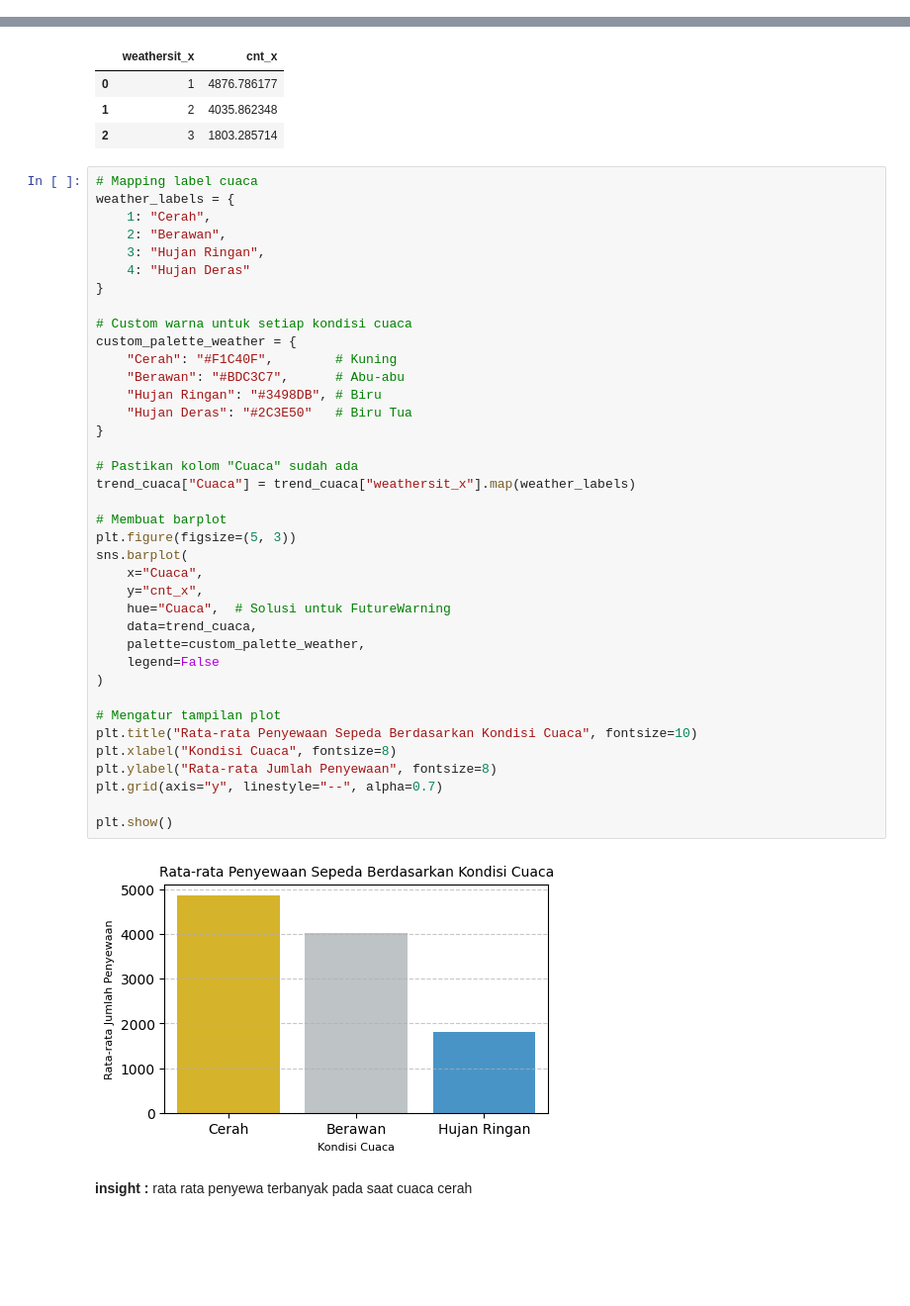
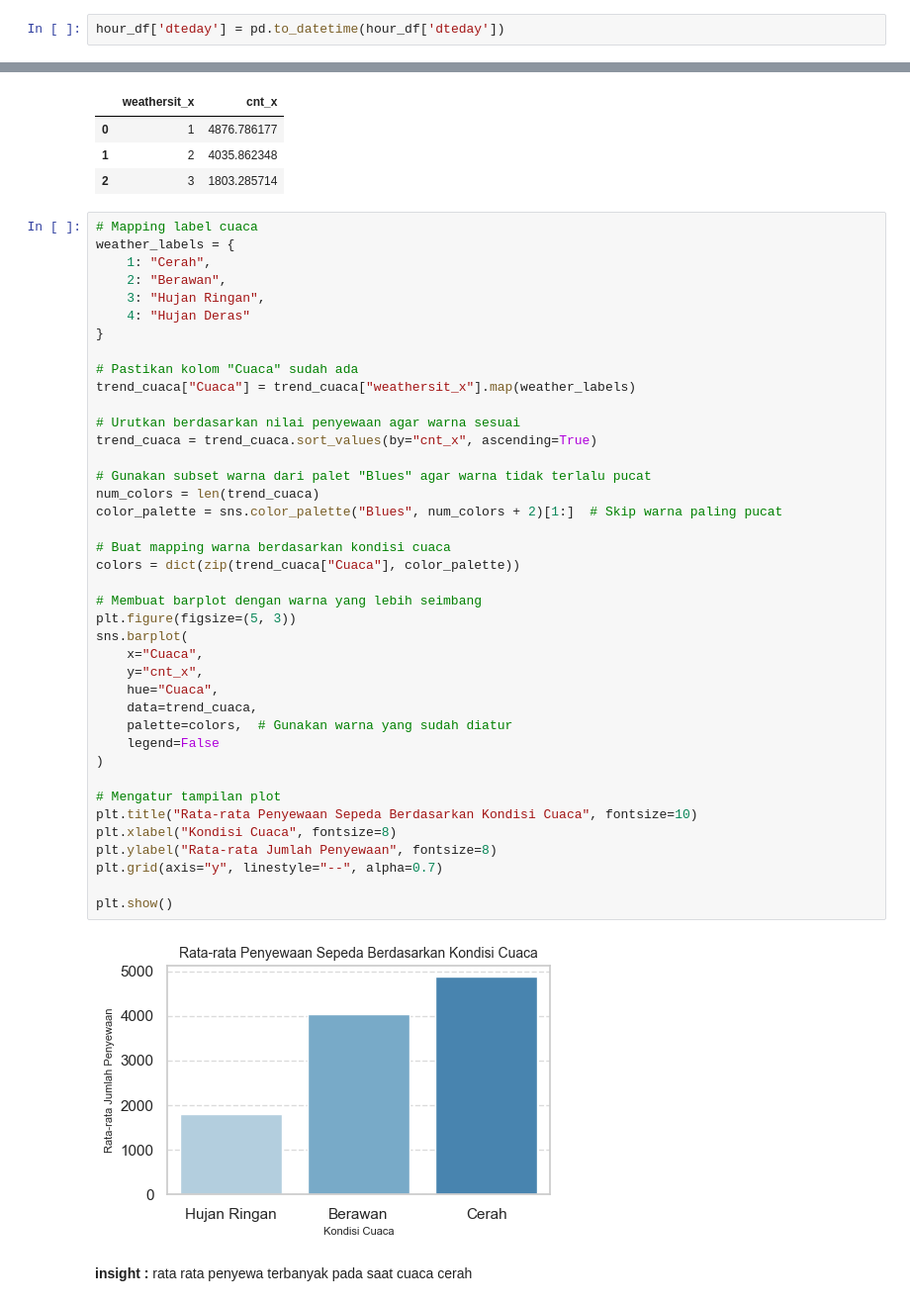
Before and after one commit to desssti06/desti-bike-sharing-analysis, a Jupyter notebook: notebook.ipynb, the cells around one changed output, grey strips where cells are left out. Shown at 99% size. Drawn from its saved outputs; the diff is of its cells as text; blank space fills up the shorter version.

```diff
--- a/notebook.ipynb
+++ b/notebook.ipynb
@@ -226,0 +200,2 @@ Jumlah duplikasi:  0
+# %%
+hour_df['dteday'] = pd.to_datetime(hour_df['dteday'])
@@ -606,43 +577,45 @@ trend_cuaca.head(10)
 # %%
 # Mapping label cuaca
 weather_labels = {
     1: "Cerah",
     2: "Berawan",
     3: "Hujan Ringan",
     4: "Hujan Deras"
 }
 
-# Custom warna untuk setiap kondisi cuaca
-custom_palette_weather = {
-    "Cerah": "#F1C40F",        # Kuning
-    "Berawan": "#BDC3C7",      # Abu-abu
-    "Hujan Ringan": "#3498DB", # Biru
-    "Hujan Deras": "#2C3E50"   # Biru Tua
-}
-
 # Pastikan kolom "Cuaca" sudah ada
 trend_cuaca["Cuaca"] = trend_cuaca["weathersit_x"].map(weather_labels)
 
-# Membuat barplot
+# Urutkan berdasarkan nilai penyewaan agar warna sesuai
+trend_cuaca = trend_cuaca.sort_values(by="cnt_x", ascending=True)
+
+# Gunakan subset warna dari palet "Blues" agar warna tidak terlalu pucat
+num_colors = len(trend_cuaca)
+color_palette = sns.color_palette("Blues", num_colors + 2)[1:]  # Skip warna paling pucat
+
+# Buat mapping warna berdasarkan kondisi cuaca
+colors = dict(zip(trend_cuaca["Cuaca"], color_palette))
+
+# Membuat barplot dengan warna yang lebih seimbang
 plt.figure(figsize=(5, 3))
 sns.barplot(
     x="Cuaca",
     y="cnt_x",
-    hue="Cuaca",  # Solusi untuk FutureWarning
+    hue="Cuaca",
     data=trend_cuaca,
-    palette=custom_palette_weather,
+    palette=colors,  # Gunakan warna yang sudah diatur
     legend=False
 )
 
 # Mengatur tampilan plot
 plt.title("Rata-rata Penyewaan Sepeda Berdasarkan Kondisi Cuaca", fontsize=10)
 plt.xlabel("Kondisi Cuaca", fontsize=8)
 plt.ylabel("Rata-rata Jumlah Penyewaan", fontsize=8)
 plt.grid(axis="y", linestyle="--", alpha=0.7)
 
 plt.show()
 # %% [output]
-[figure, old version]
+[figure, new version]
 # %% [markdown]
 **insight :**
 rata rata penyewa terbanyak pada saat cuaca cerah
```
Also changed, not shown: parts of 39 cells of this notebook, 3 other files.
